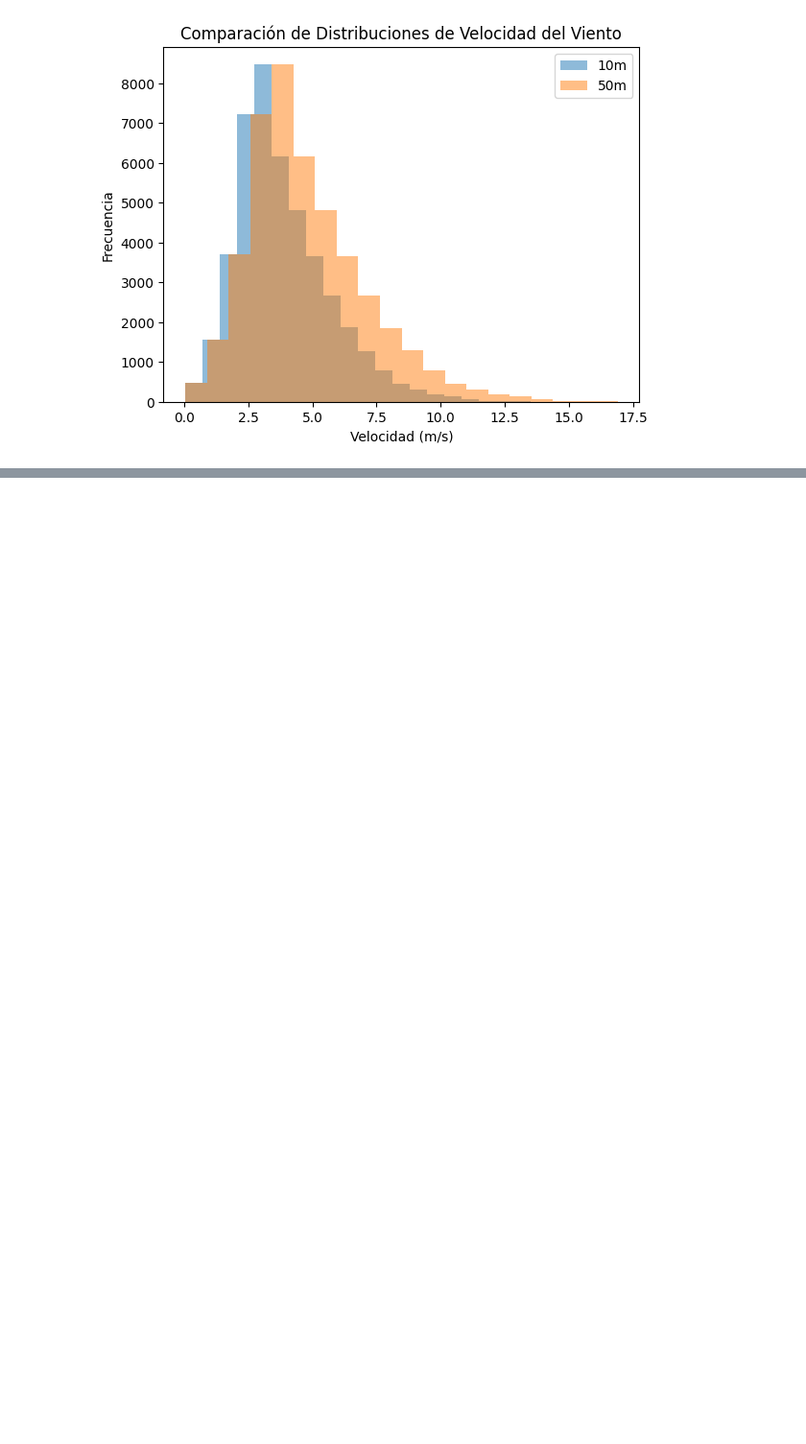
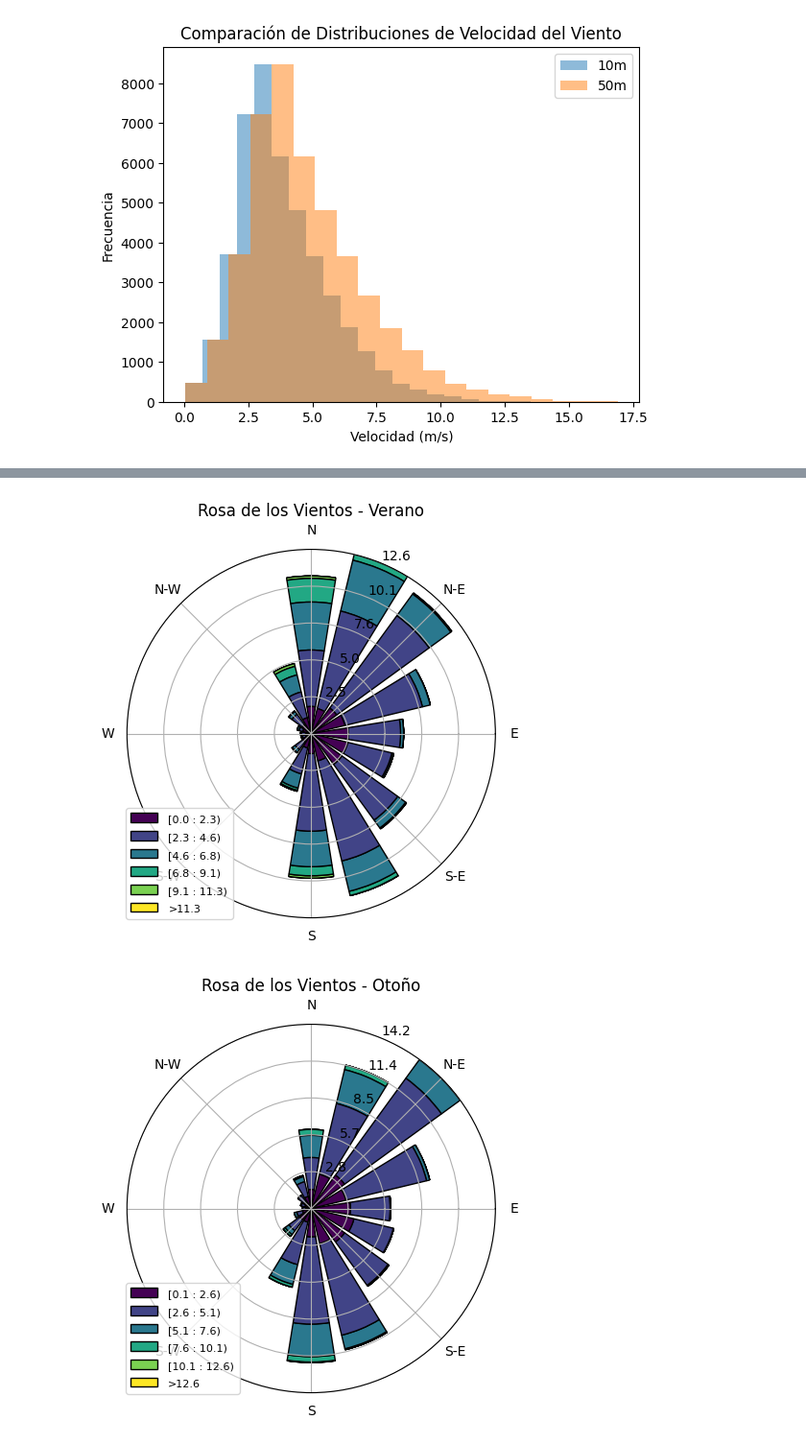
Before and after one commit to diegostaPy/EnergiaEolica, a Jupyter notebook: notebooks/Ejemplo3.ipynb, the cells around one changed output, grey strips where cells are left out. Shown: that part at 96% size. Drawn from its saved outputs; the diff is of its cells as text; code cells hidden in the pictures; blank space fills up the shorter version.

```diff
--- a/notebooks/Ejemplo3.ipynb
+++ b/notebooks/Ejemplo3.ipynb
@@ -84,0 +111,24 @@ plt.show()
+# %%
+# Rosa de los vientos por estaciones
+def plot_windrose_season(df, season, title):
+    fig = plt.figure()
+    ax = WindroseAxes.from_ax(fig=fig)
+    seasonal_data = df[df.index.month.isin(season)]
+    ax.bar(seasonal_data['wind_direction'], seasonal_data['wind_speed'], normed=True, opening=0.8, edgecolor='black')
+    ax.set_legend()
+    plt.title(title)
+    plt.show()
+
+# Definir meses de cada estación
+seasons = {
+    'Verano': [12, 1, 2],
+    'Otoño': [3, 4, 5],
+    'Invierno': [6, 7, 8],
+    'Primavera': [9, 10, 11]
+}
+
+for season, months in seasons.items():
+    plot_windrose_season(df, months, f'Rosa de los Vientos - {season}')
+# %% [output]
+[figure, added]
+[figure, added]
```
Also changed, not shown: parts of 5 cells of this notebook, 1 other file.
